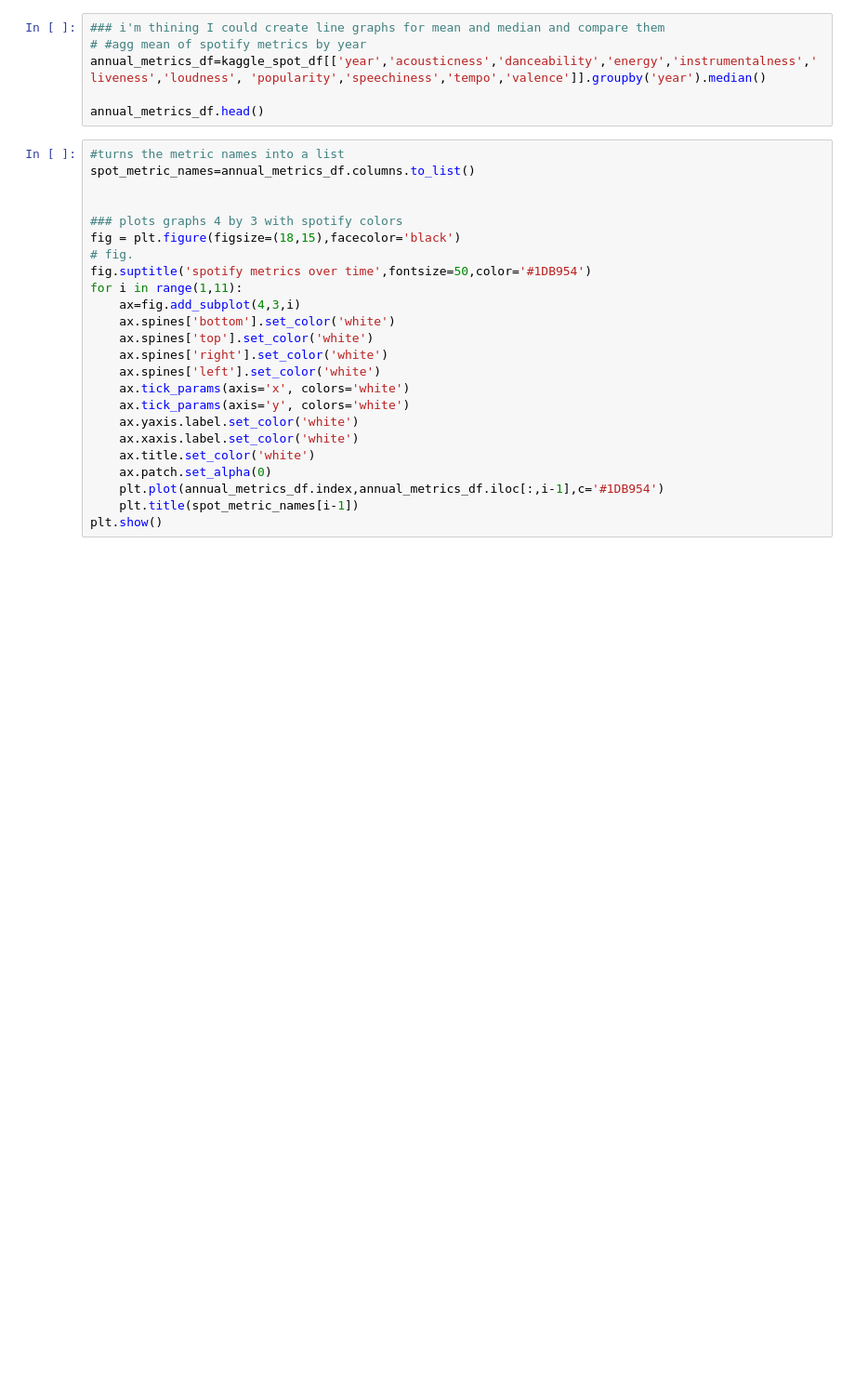
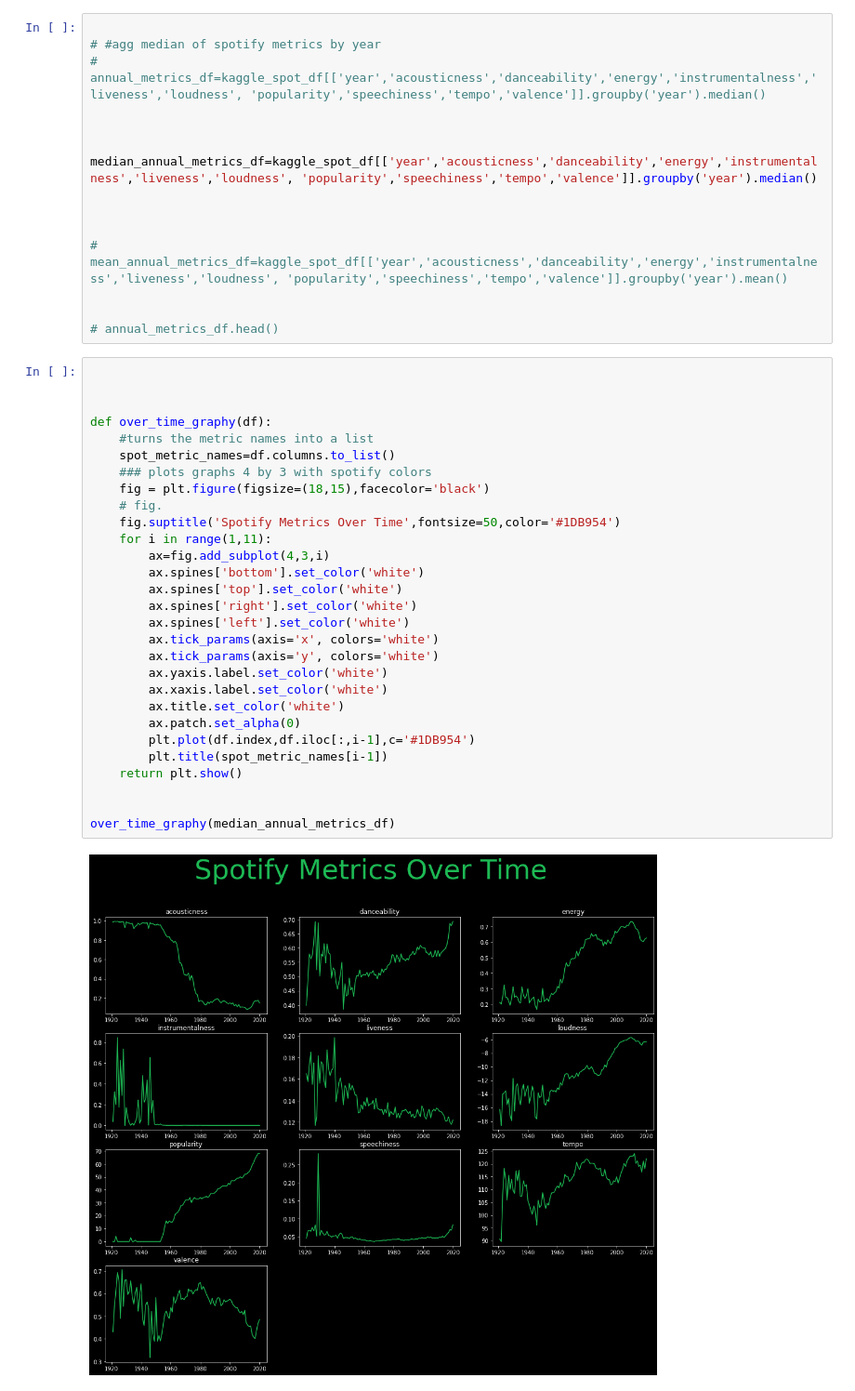
Before and after one commit to JoeKell/SpotifySongAnalysisProject, a Jupyter notebook: metrics_over_time.ipynb, the cells around one changed output. Shown: that part at 93% size. Cells and saved outputs as stored; diff of their text form; blank space fills up the shorter version.

```diff
--- a/metrics_over_time.ipynb
+++ b/metrics_over_time.ipynb
@@ -48,30 +122,46 @@ plt.show()
 # %%
-### i'm thining I could create line graphs for mean and median and compare them
-# #agg mean of spotify metrics by year
-annual_metrics_df=kaggle_spot_df[['year','acousticness','danceability','energy','instrumentalness','liveness','loudness', 'popularity','speechiness','tempo','valence']].groupby('year').median()
 
-annual_metrics_df.head()
+# #agg median of spotify metrics by year
+# annual_metrics_df=kaggle_spot_df[['year','acousticness','danceability','energy','instrumentalness','liveness','loudness', 'popularity','speechiness','tempo','valence']].groupby('year').median()
+
+
+
+median_annual_metrics_df=kaggle_spot_df[['year','acousticness','danceability','energy','instrumentalness','liveness','loudness', 'popularity','speechiness','tempo','valence']].groupby('year').median()
+
+
+
+# mean_annual_metrics_df=kaggle_spot_df[['year','acousticness','danceability','energy','instrumentalness','liveness','loudness', 'popularity','speechiness','tempo','valence']].groupby('year').mean()
+
+
+# annual_metrics_df.head()
 # %%
-#turns the metric names into a list
-spot_metric_names=annual_metrics_df.columns.to_list()
 
 
-### plots graphs 4 by 3 with spotify colors
-fig = plt.figure(figsize=(18,15),facecolor='black')
-# fig.
-fig.suptitle('spotify metrics over time',fontsize=50,color='#1DB954')
-for i in range(1,11):
-    ax=fig.add_subplot(4,3,i)
-    ax.spines['bottom'].set_color('white')
-    ax.spines['top'].set_color('white')
-    ax.spines['right'].set_color('white')
-    ax.spines['left'].set_color('white')
-    ax.tick_params(axis='x', colors='white')
-    ax.tick_params(axis='y', colors='white')
-    ax.yaxis.label.set_color('white')
-    ax.xaxis.label.set_color('white')
-    ax.title.set_color('white')
-    ax.patch.set_alpha(0)
-    plt.plot(annual_metrics_df.index,annual_metrics_df.iloc[:,i-1],c='#1DB954')
-    plt.title(spot_metric_names[i-1])
-plt.show()
+
+def over_time_graphy(df):
+    #turns the metric names into a list
+    spot_metric_names=df.columns.to_list()
+    ### plots graphs 4 by 3 with spotify colors
+    fig = plt.figure(figsize=(18,15),facecolor='black')
+    # fig.
+    fig.suptitle('Spotify Metrics Over Time',fontsize=50,color='#1DB954')
+    for i in range(1,11):
+        ax=fig.add_subplot(4,3,i)
+        ax.spines['bottom'].set_color('white')
+        ax.spines['top'].set_color('white')
+        ax.spines['right'].set_color('white')
+        ax.spines['left'].set_color('white')
+        ax.tick_params(axis='x', colors='white')
+        ax.tick_params(axis='y', colors='white')
+        ax.yaxis.label.set_color('white')
+        ax.xaxis.label.set_color('white')
+        ax.title.set_color('white')
+        ax.patch.set_alpha(0)
+        plt.plot(df.index,df.iloc[:,i-1],c='#1DB954')
+        plt.title(spot_metric_names[i-1])
+    return plt.show()
+
+
+over_time_graphy(median_annual_metrics_df)
+# %% [output]
+[figure, added]
```
Also changed, not shown: parts of 4 cells of this notebook, 1 other file.
